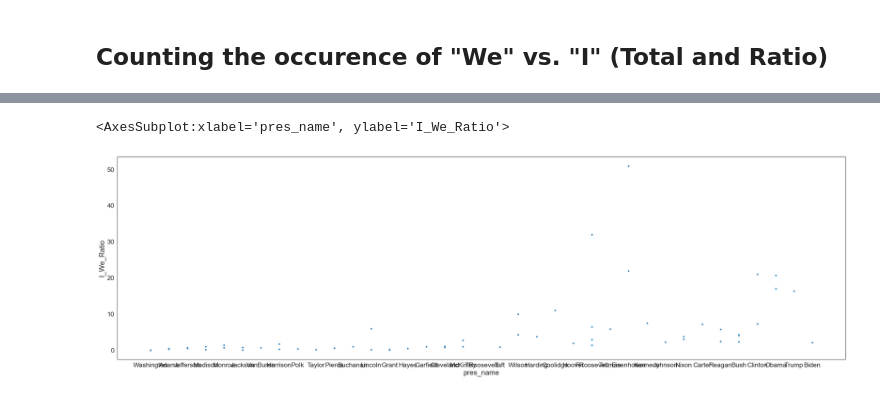
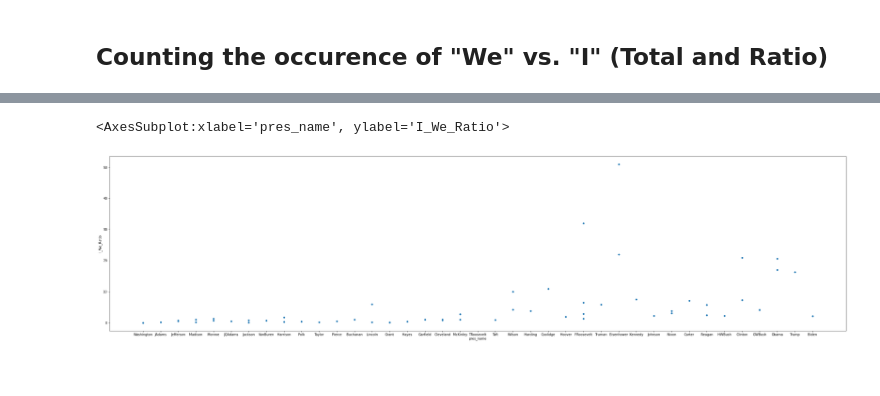
Before and after one commit to andrewdouglassmith1/NLP_Inaugural_Addresses, a Jupyter notebook: Code/02_EDA_Analysis.ipynb, the cells around one changed output, grey strips where cells are left out. Cells and saved outputs as stored; diff of their text form; code cells hidden in the pictures.

```diff
--- a/Code/02_EDA_Analysis.ipynb
+++ b/Code/02_EDA_Analysis.ipynb
@@ -96,7 +95,7 @@ df_i_we = pd.DataFrame(x_back, columns=vectorizer.get_feature_names())
 df = pd.concat([df,df_i_we],axis=1)
 
 # Create a column for ratio of we / i
-df['I_We_Ratio'] = df['we']/result['i']
+df['I_We_Ratio'] = df['we']/df['i']
 # %%
 #Create figure
 plt.figure(figsize = (15,10))
@@ -124,8 +111,8 @@ for line in range(0,df.shape[0]):
 # %%
 # Draw lineplot
-fig_dims = (35, 10)
+fig_dims = (41, 10)
 fig, ax = plt.subplots(figsize=fig_dims)
 sns.scatterplot(y='I_We_Ratio', x="pres_name",data=df,ax=ax)
 # %% [output]
 <AxesSubplot:xlabel='pres_name', ylabel='I_We_Ratio'>
-[figure, old version]
+[figure, new version]
```
Also changed, not shown: parts of 17 cells of this notebook, 7 other files.
